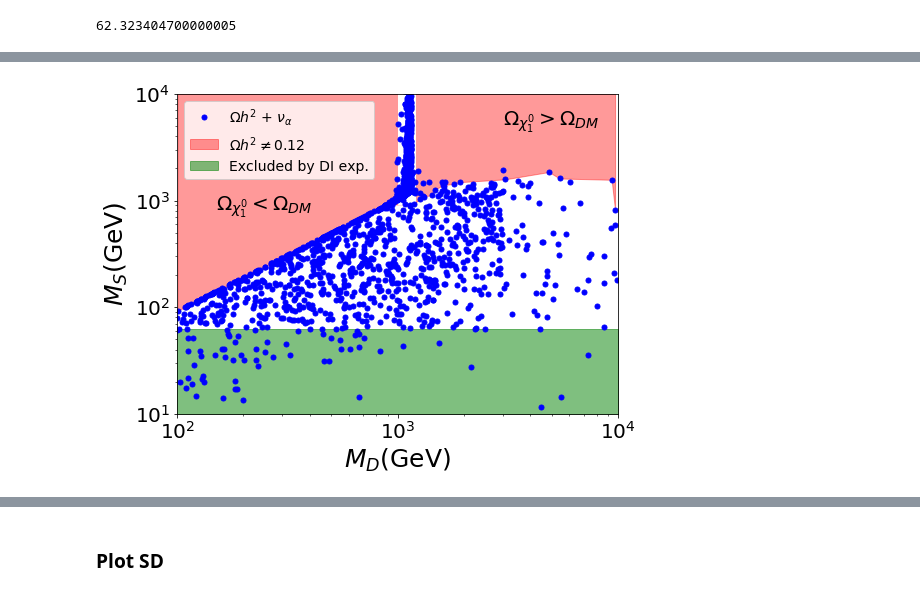
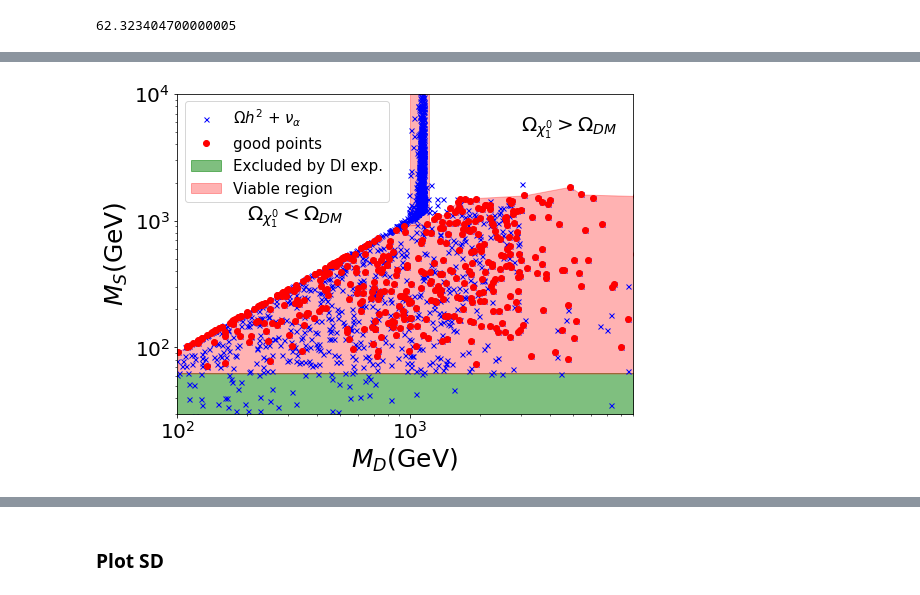
Before and after one commit to anferivera/SDdiracDM, a Jupyter notebook: run-model-general-scan.ipynb, the cells around one changed output, grey strips where cells are left out. Drawn from its saved outputs; the diff is of its cells as text; code cells hidden in the pictures.

```diff
--- a/run-model-general-scan.ipynb
+++ b/run-model-general-scan.ipynb
@@ -1085,38 +1135,43 @@ DI.mChi1.min()
 # %%
 plt.figure(figsize=(8,6))
 
 #plt.loglog(xd.MDF, xd.vS*xd.YRC/np.sqrt(2),'g1')
-plt.loglog(xDM.MDF, xDM.vS*xDM.YRC/np.sqrt(2),'bo',markersize=5,label=r'$\Omega h^2$ + $\nu_\alpha$ ')
+plt.loglog(xDM.MDF, xDM.vS*xDM.YRC/np.sqrt(2),'bx',markersize=5,label=r'$\Omega h^2$ + $\nu_\alpha$ ')
 #plt.loglog(DI.MDF, DI.vS*DI.YRC/np.sqrt(2),'ro',label=r'')
 
 #plt.loglog(X1,Y1,color='r',lw=1)
 #plt.loglog(X2,Y2,color='r',lw=1)
 #plt.loglog(X4,Y4,color='g',lw=4)
 #plt.hlines(70,1e2,1e4,color='grey',lw=1)
 
-plt.fill_between(X3, 1e4, Y3, color='red', alpha=.4, label=r'$\Omega h^2 \neq 0.12$')
+a = np.linspace(100,1100, 10)
+#plt.fill_between(a, 1e4, a, color='yellow', alpha=.3, label='')
 
 b = np.linspace(100,1e4, 10)
-plt.fill_between(b, 10, DI.mChi1.min(), color='green', alpha=.5, label='Excluded by DI exp.')
+plt.fill_between(b, 10, DI.mChi1.min(), color='g', alpha=.5, label='Excluded by DI exp.')
 
-#plt.fill_between(X3, DI.mChi1.min(), Y3, color='yellow', alpha=.6, label='Viable region')
 c = np.linspace(1000,1200, 10)
-plt.fill_between(c, 1e4, 930, color='white', alpha=1, label='')
+plt.fill_between(c, 1e4, 930, color='red', alpha=.3, label='')
+
+#d = np.linspace(100,110, 10)
+#plt.fill_between(d, DI.mChi1.min(), d-5, color='red', alpha=.3, label='')
+
+plt.fill_between(X3, DI.mChi1.min(), Y3, color='red', alpha=.3, label='Viable region')
+
+plt.loglog(DI.MDF, DI.vS*DI.YRC/np.sqrt(2),'ro',label=r'good points')
 
 #DM legend
-plt.text(150, 8.0e2, r'$\Omega_{\chi^0_1} < \Omega_{DM}$', {'color': 'k', 'fontsize': 20})
+plt.text(200, 1.0e3, r'$\Omega_{\chi^0_1} < \Omega_{DM}$', {'color': 'k', 'fontsize': 20})
 plt.text(3000, 5.0e3, r'$\Omega_{\chi^0_1} > \Omega_{DM}$', {'color': 'k', 'fontsize': 20})
 
 #plt.grid()
 #plt.title('general scan')
-plt.legend(prop={'size':14},loc='upper left')
+plt.legend(prop={'size':15},loc='upper left')
 plt.xlabel(r'$M_{D}$(GeV)',size=25)
 plt.ylabel(r'$M_S$(GeV)',size=25)
-plt.xlim(1e2,10.e3)
-plt.ylim(1e1,1e4)
+plt.xlim(1e2,9.e3)
+plt.ylim(3e1,1e4)
 
 plt.tight_layout()
-plt.savefig('plots/MSvsMD.pdf')
-#plt.show()
 # %% [output]
-[figure, old version]
+[figure, new version]
```
Also changed, not shown: parts of 46 cells of this notebook, 5 other files.
